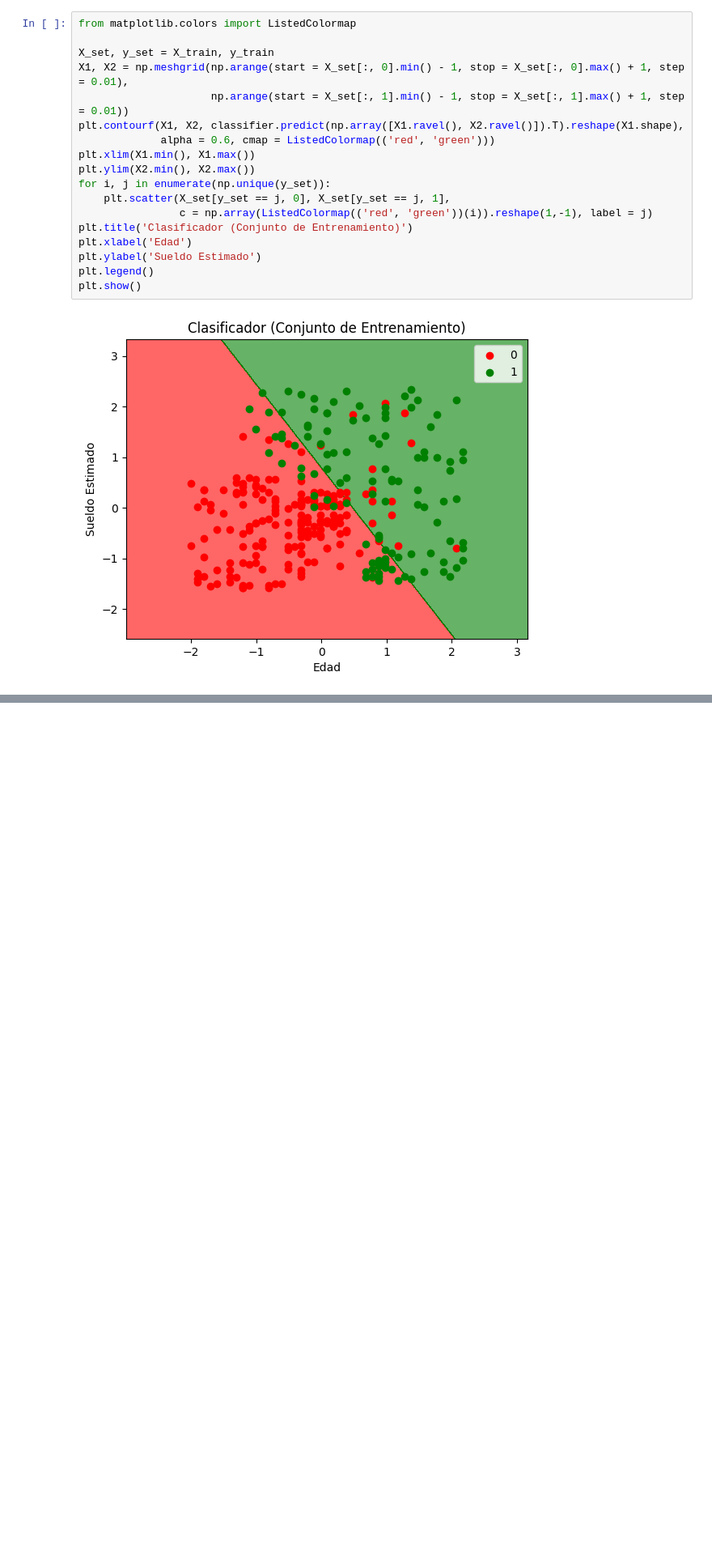
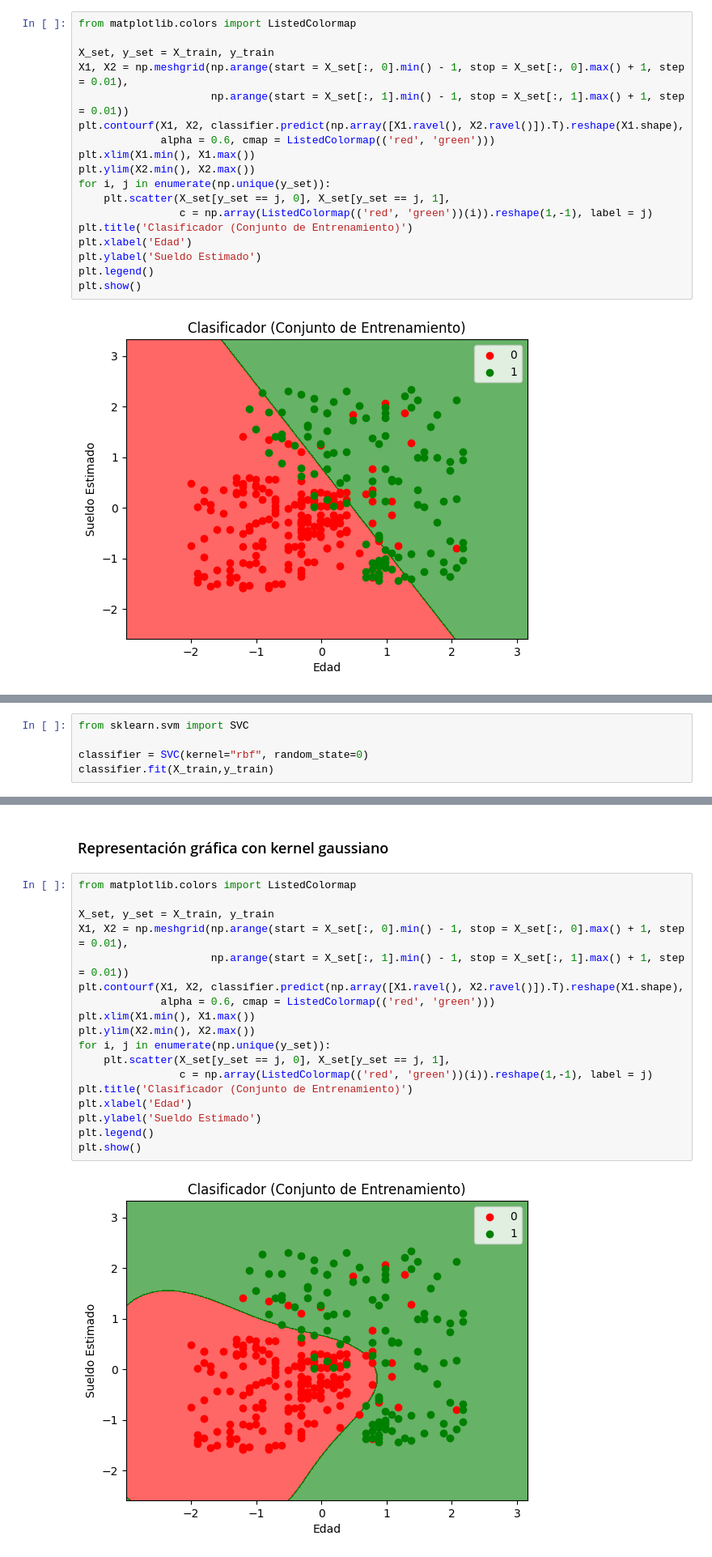
Before and after one commit to AlexRodriguezVillavicencio/DataScience-curriculum, a Jupyter notebook: sklearn/classification/svm_classifier.ipynb, the cells around one changed output, grey strips where cells are left out. Shown: that part at 81% size. Drawn from its saved outputs; the diff is of its cells as text; blank space fills up the shorter version.

```diff
--- a/sklearn/classification/svm_classifier.ipynb
+++ b/sklearn/classification/svm_classifier.ipynb
@@ -78,0 +97,5 @@ plt.show()
+# %%
+from sklearn.svm import SVC
+
+classifier = SVC(kernel="rbf", random_state=0)
+classifier.fit(X_train,y_train)
@@ -78,0 +118,22 @@ plt.show()
+# %% [markdown]
+### Representación gráfica con kernel gaussiano
+# %%
+from matplotlib.colors import ListedColormap
+
+X_set, y_set = X_train, y_train
+X1, X2 = np.meshgrid(np.arange(start = X_set[:, 0].min() - 1, stop = X_set[:, 0].max() + 1, step = 0.01),
+                     np.arange(start = X_set[:, 1].min() - 1, stop = X_set[:, 1].max() + 1, step = 0.01))
+plt.contourf(X1, X2, classifier.predict(np.array([X1.ravel(), X2.ravel()]).T).reshape(X1.shape),
+             alpha = 0.6, cmap = ListedColormap(('red', 'green')))
+plt.xlim(X1.min(), X1.max())
+plt.ylim(X2.min(), X2.max())
+for i, j in enumerate(np.unique(y_set)):
+    plt.scatter(X_set[y_set == j, 0], X_set[y_set == j, 1],
+                c = np.array(ListedColormap(('red', 'green'))(i)).reshape(1,-1), label = j)
+plt.title('Clasificador (Conjunto de Entrenamiento)')
+plt.xlabel('Edad')
+plt.ylabel('Sueldo Estimado')
+plt.legend()
+plt.show()
+# %% [output]
+[figure, added]
```
Also changed, not shown: parts of 11 cells of this notebook, 4 other files.
